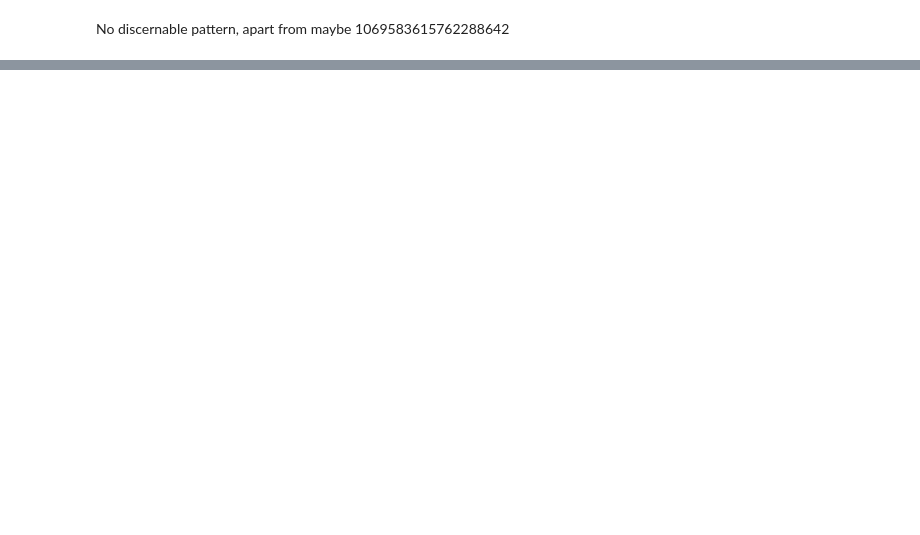
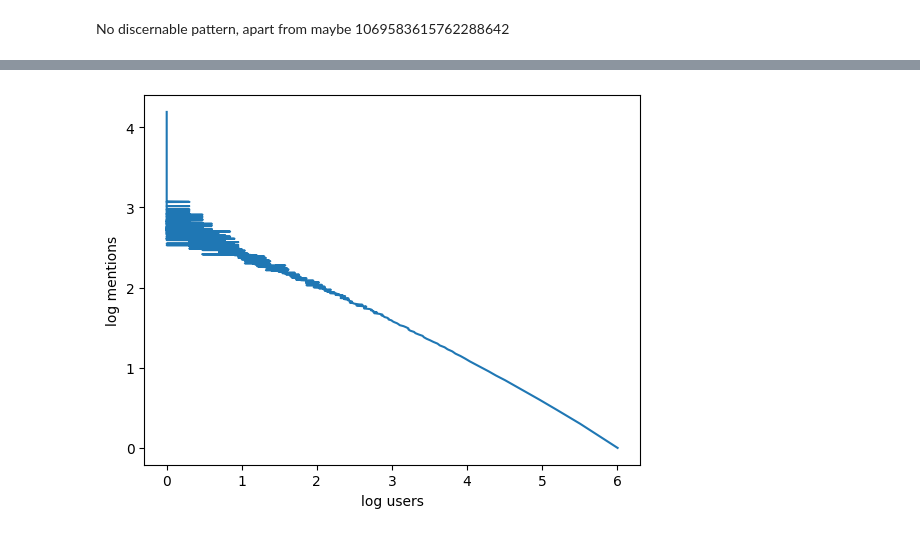
Before and after one commit to katoxiv/X-Notebooks, a Jupyter notebook: Twitter_Coursework/01_Basic_Stats.ipynb, the cells around one changed output, grey strips where cells are left out. Saved outputs shown, nothing was run; the diff lists cells and outputs as text; code cells hidden in the pictures; blank space fills up the shorter version.

```diff
--- a/Twitter_Coursework/01_Basic_Stats.ipynb
+++ b/Twitter_Coursework/01_Basic_Stats.ipynb
@@ -14,15 +14,21 @@ File-Reading
 start = time.perf_counter()
 
 # File-Reading
-path = os.path.join(os.getcwd() , 'tweets_large_2.txt')
+path = os.path.join(os.getcwd() , out_file) # from utils
 user = []
 ts = []
+ca = []
 tweets = []
+mentions = []
+coord = []
 
 with open(path , 'r') as in_file:
     csv_reader = csv.reader(in_file , delimiter = ",")
     for line in csv_reader:
         user.append(line[0])
         ts.append(line[1])
-        tweets.append(line[2])
+        ca.append(line[2])
+        tweets.append(line[3])
+        mentions.append(line[4])
+        coord.append(line[5])
 # %% [output]
@@ -461,0 +473,16 @@ Between March and October of a given year, UK Time or British Standard Time is 1
+# %%
+%%time
+
+# Make DF
+twt_mentions_df = pd.DataFrame(
+    list(zip(user , tweets , mentions , coord)) ,
+    columns = ['user' , 'tweets' , 'mentions' , 'coord']
+)
+# Get rid of null values
+twt_mentions_df = twt_mentions_df[twt_mentions_df['tweets']!='None']
+# Get rid of duplicates
+twt_mentions_df.drop_duplicates(inplace=True)
+
+# Grouping to get top 5 users (in terms of number of mentions)
+twt_mentions_df_2 = twt_mentions_df[twt_mentions_df['mentions']!="None"].groupby('mentions').agg(num_mentions = ('mentions' , 'count')).reset_index()
+twt_mentions_df_2.sort_values('num_mentions', ascending=False).head(5)
@@ -461,0 +508,4 @@ Between March and October of a given year, UK Time or British Standard Time is 1
+# %%
+twt_mentions_df_3 = twt_mentions_df_2.groupby('num_mentions').agg(users = ('mentions','nunique')).reset_index()
+twt_mentions_df_3['log_users'] = np.log10(twt_mentions_df_3['users'])
+twt_mentions_df_3['log_mentions'] = np.log10(twt_mentions_df_3['num_mentions'])
@@ -461,0 +528,6 @@ Between March and October of a given year, UK Time or British Standard Time is 1
+# %%
+plt.plot(twt_mentions_df_3['log_users'] , twt_mentions_df_3['log_mentions']);
+plt.xlabel('log users');
+plt.ylabel('log mentions');
+# %% [output]
+[figure, added]
```
Also changed, not shown: parts of 33 cells of this notebook, 3 other files.
